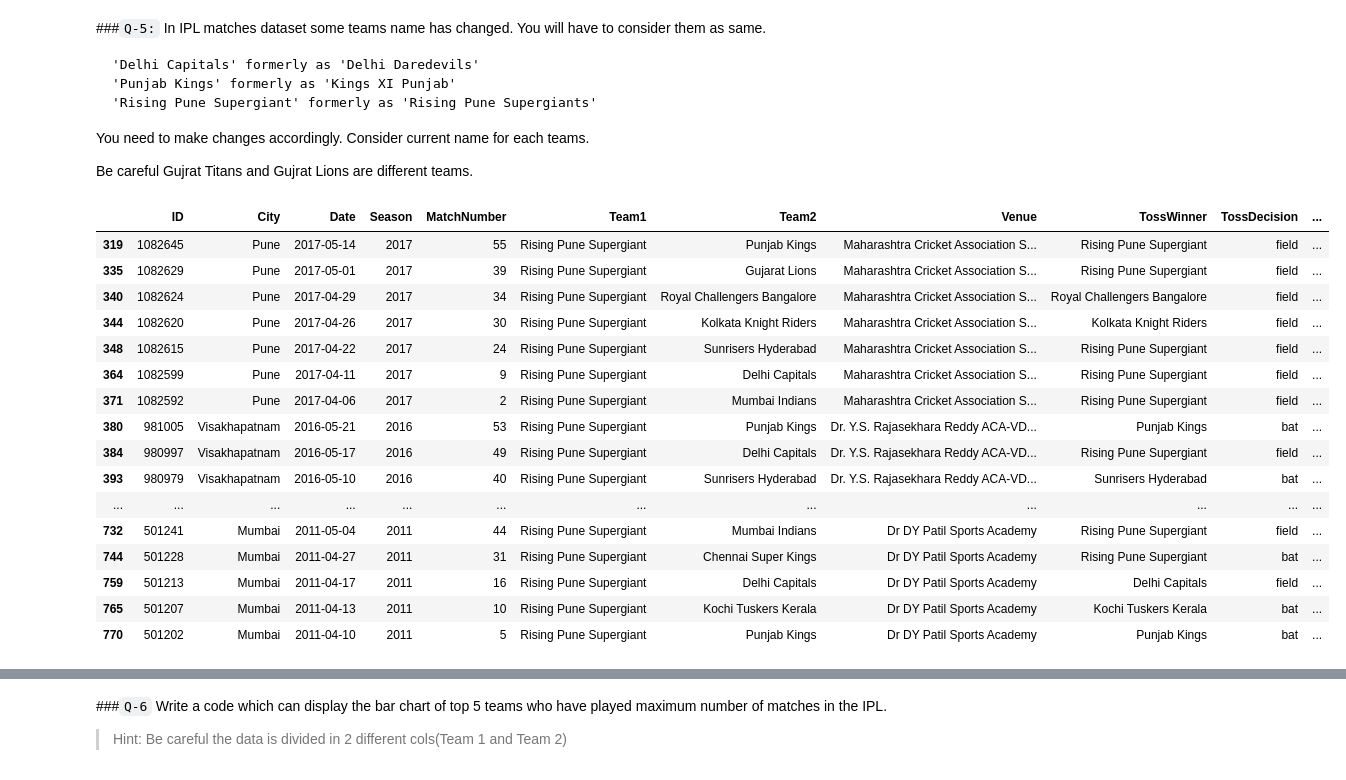
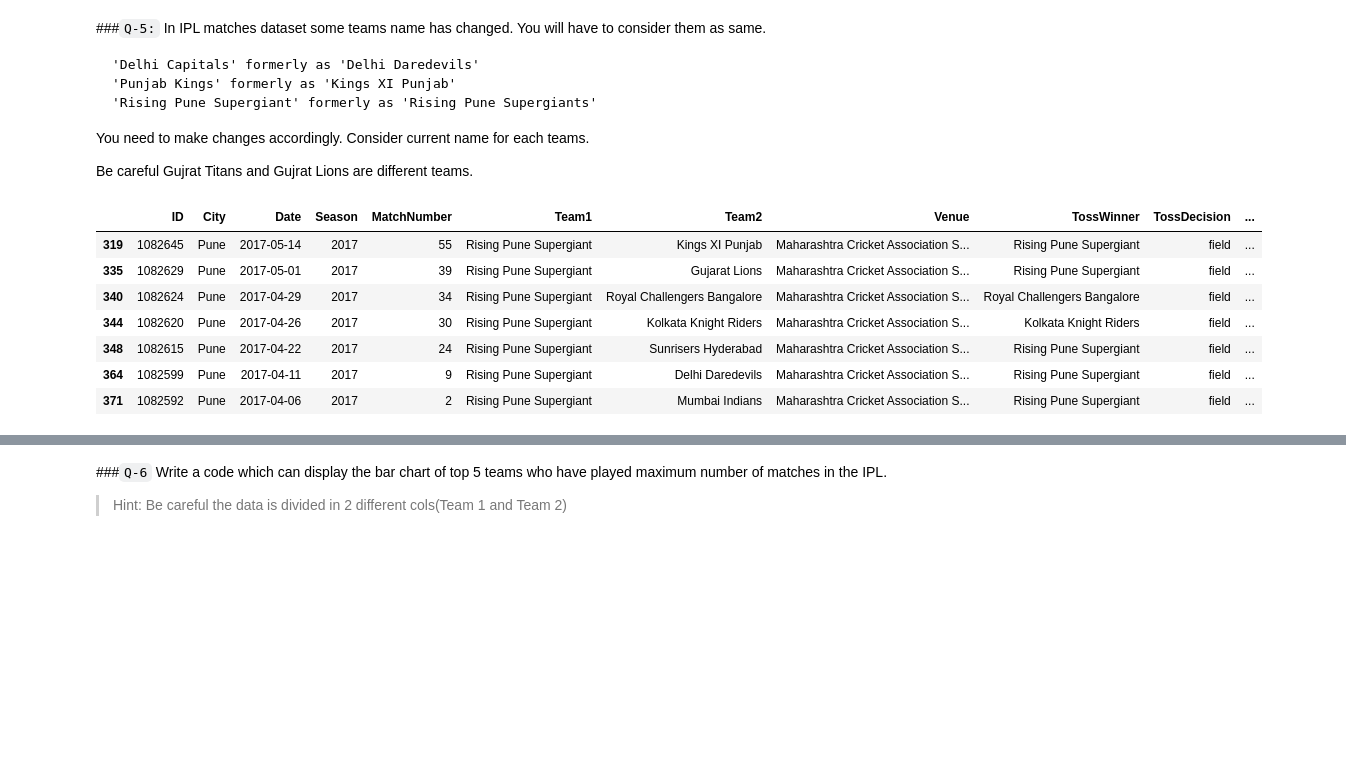
Before and after one commit to singhbhaskar360/Python_ML, a Jupyter notebook: Pandas_session_17_tasks.ipynb, the cells around one changed output, grey strips where cells are left out. Drawn from its saved outputs; the diff is of its cells as text; code cells hidden in the pictures; blank space fills up the shorter version.

```diff
--- a/Pandas_session_17_tasks.ipynb
+++ b/Pandas_session_17_tasks.ipynb
@@ -185,25 +185,16 @@ You need to make changes accordingly. Consider current name for each teams.
 Be careful Gujrat Titans and Gujrat Lions are different teams.
 # %%
 # code here
-# ipl=pd.read_csv('/content/IPL_Matches_2008_2022.csv')
+ipl=pd.read_csv('/content/IPL_Matches_2008_2022.csv')
 ipl[ipl['Team1']=='Rising Pune Supergiant']
 # %% [output]
 |  | ID | City | Date | Season | MatchNumber | Team1 | Team2 | Venue | TossWinner | TossDecision | ... |
-| 319 | 1082645 | Pune | 2017-05-14 | 2017 | 55 | Rising Pune Supergiant | Punjab Kings | Maharashtra Cricket Association S... | Rising Pune Supergiant | field | ... |
+| 319 | 1082645 | Pune | 2017-05-14 | 2017 | 55 | Rising Pune Supergiant | Kings XI Punjab | Maharashtra Cricket Association S... | Rising Pune Supergiant | field | ... |
 | 335 | 1082629 | Pune | 2017-05-01 | 2017 | 39 | Rising Pune Supergiant | Gujarat Lions | Maharashtra Cricket Association S... | Rising Pune Supergiant | field | ... |
 | 340 | 1082624 | Pune | 2017-04-29 | 2017 | 34 | Rising Pune Supergiant | Royal Challengers Bangalore | Maharashtra Cricket Association S... | Royal Challengers Bangalore | field | ... |
 | 344 | 1082620 | Pune | 2017-04-26 | 2017 | 30 | Rising Pune Supergiant | Kolkata Knight Riders | Maharashtra Cricket Association S... | Kolkata Knight Riders | field | ... |
 | 348 | 1082615 | Pune | 2017-04-22 | 2017 | 24 | Rising Pune Supergiant | Sunrisers Hyderabad | Maharashtra Cricket Association S... | Rising Pune Supergiant | field | ... |
-| 364 | 1082599 | Pune | 2017-04-11 | 2017 | 9 | Rising Pune Supergiant | Delhi Capitals | Maharashtra Cricket Association S... | Rising Pune Supergiant | field | ... |
+| 364 | 1082599 | Pune | 2017-04-11 | 2017 | 9 | Rising Pune Supergiant | Delhi Daredevils | Maharashtra Cricket Association S... | Rising Pune Supergiant | field | ... |
 | 371 | 1082592 | Pune | 2017-04-06 | 2017 | 2 | Rising Pune Supergiant | Mumbai Indians | Maharashtra Cricket Association S... | Rising Pune Supergiant | field | ... |
-| 380 | 981005 | Visakhapatnam | 2016-05-21 | 2016 | 53 | Rising Pune Supergiant | Punjab Kings | Dr. Y.S. Rajasekhara Reddy ACA-VD... | Punjab Kings | bat | ... |
-| 384 | 980997 | Visakhapatnam | 2016-05-17 | 2016 | 49 | Rising Pune Supergiant | Delhi Capitals | Dr. Y.S. Rajasekhara Reddy ACA-VD... | Rising Pune Supergiant | field | ... |
-| 393 | 980979 | Visakhapatnam | 2016-05-10 | 2016 | 40 | Rising Pune Supergiant | Sunrisers Hyderabad | Dr. Y.S. Rajasekhara Reddy ACA-VD... | Sunrisers Hyderabad | bat | ... |
-| ... | ... | ... | ... | ... | ... | ... | ... | ... | ... | ... | ... |
-| 732 | 501241 | Mumbai | 2011-05-04 | 2011 | 44 | Rising Pune Supergiant | Mumbai Indians | Dr DY Patil Sports Academy | Rising Pune Supergiant | field | ... |
-| 744 | 501228 | Mumbai | 2011-04-27 | 2011 | 31 | Rising Pune Supergiant | Chennai Super Kings | Dr DY Patil Sports Academy | Rising Pune Supergiant | bat | ... |
-| 759 | 501213 | Mumbai | 2011-04-17 | 2011 | 16 | Rising Pune Supergiant | Delhi Capitals | Dr DY Patil Sports Academy | Delhi Capitals | field | ... |
-| 765 | 501207 | Mumbai | 2011-04-13 | 2011 | 10 | Rising Pune Supergiant | Kochi Tuskers Kerala | Dr DY Patil Sports Academy | Kochi Tuskers Kerala | bat | ... |
-| 770 | 501202 | Mumbai | 2011-04-10 | 2011 | 5 | Rising Pune Supergiant | Punjab Kings | Dr DY Patil Sports Academy | Punjab Kings | bat | ... |
 # %%
 ipl.replace(['Rising Pune Supergiants','Pune Warriors'],'Rising Pune Supergiant',inplace=True)
```
Also changed, not shown: parts of 6 cells of this notebook.
